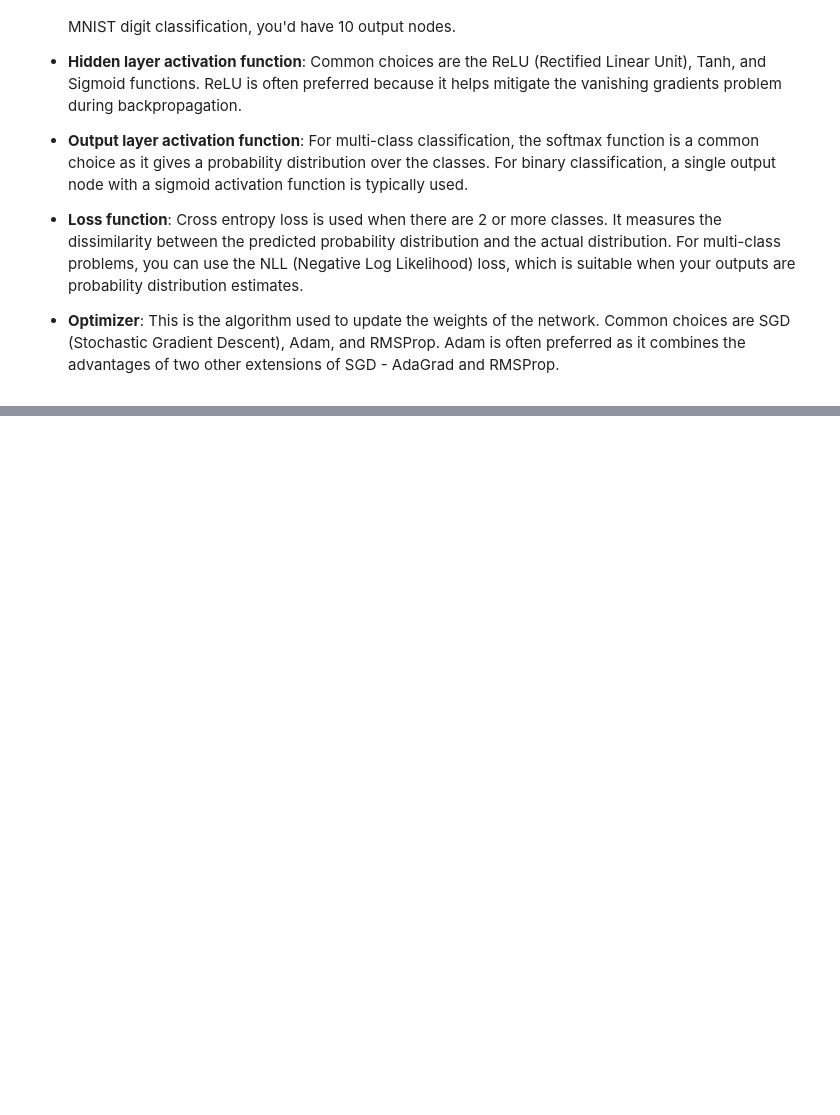
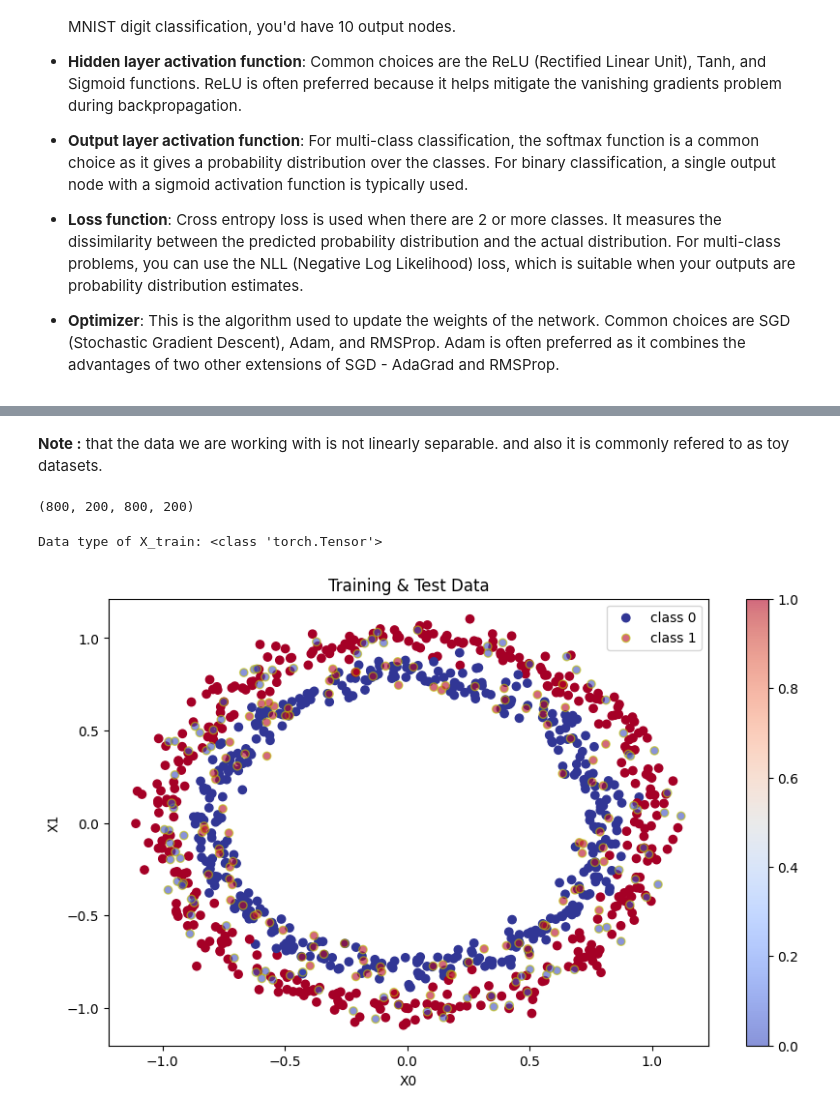
Before and after one commit to Sanjit10/Learning_pyTorch, a Jupyter notebook: tf-knugs/classification.ipynb, the cells around one changed output, grey strips where cells are left out. Drawn from its saved outputs; the diff is of its cells as text; code cells hidden in the pictures; blank space fills up the shorter version.

```diff
--- a/tf-knugs/classification.ipynb
+++ b/tf-knugs/classification.ipynb
@@ -30,0 +134,8 @@ import sklearn
+# %% [markdown]
+**Note :** that the data we are working with is not linearly separable.
+and also it is commonly refered to as toy datasets.
+# %%
+# Changing the nmpy arrays into tensors using torch
+
+X = torch.from_numpy(X).type(torch.float32)
+y = torch.from_numpy(y).type(torch.float32)
@@ -30,0 +150,15 @@ import sklearn
+# %%
+# Splitting datasets into training and testing datasets
+# Import the train_test_split function from sklearn's model_selection module.
+
+from sklearn.model_selection import train_test_split
+
+# Use the train_test_split function to split the dataset into training and testing datasets.
+# The test_size parameter specifies the ratio of the test dataset, which is set to 20%.
+# The random_state parameter ensures that the same split is generated every time the code is run.
+
+X_train, X_test, y_train, y_test = train_test_split(X, y, test_size=0.2, random_state=1)
+
+len(X_train), len(X_test), len(y_train), len(y_test)
+# %% [output]
+(800, 200, 800, 200)
@@ -30,0 +211,6 @@ import sklearn
+# %%
+print(f"Data type of X_train: {type(X_train)}")
+plot_scatter(X_train, y_train, X_test, y_test, 'Training & Test Data')
+# %% [output]
+Data type of X_train: <class 'torch.Tensor'>
+[figure, added]
```
Also changed, not shown: parts of 40 cells of this notebook, 3 other files.
